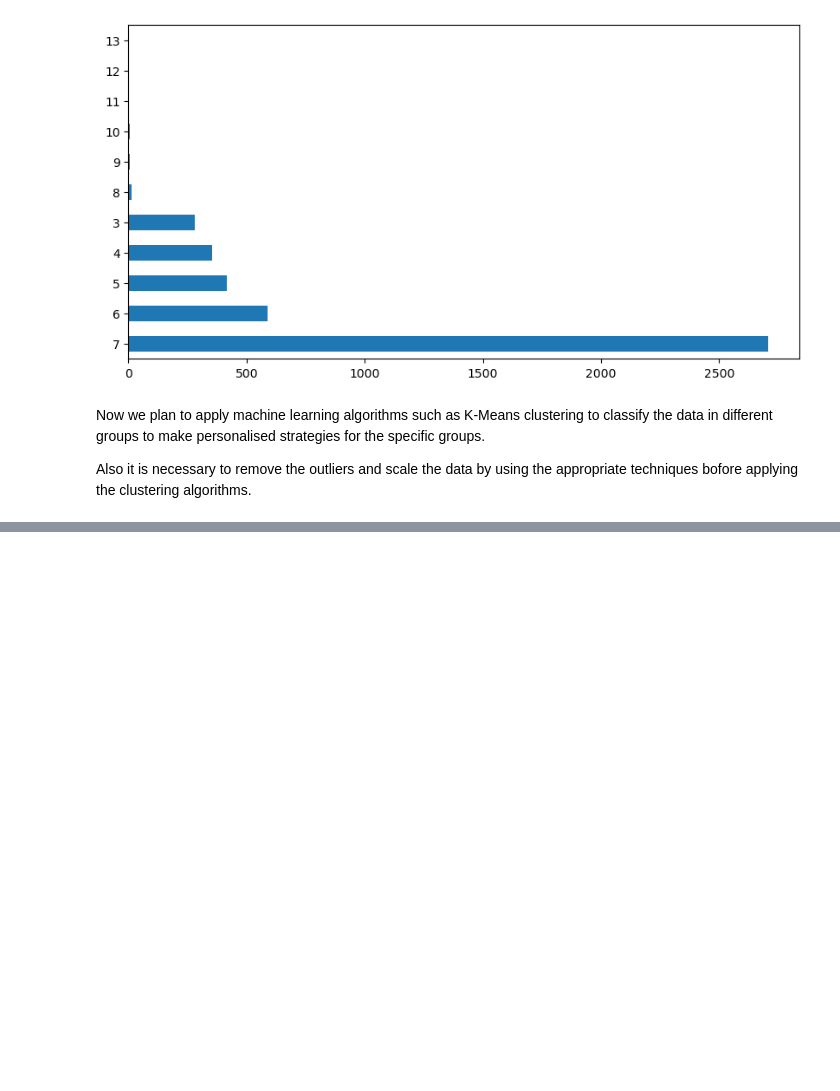
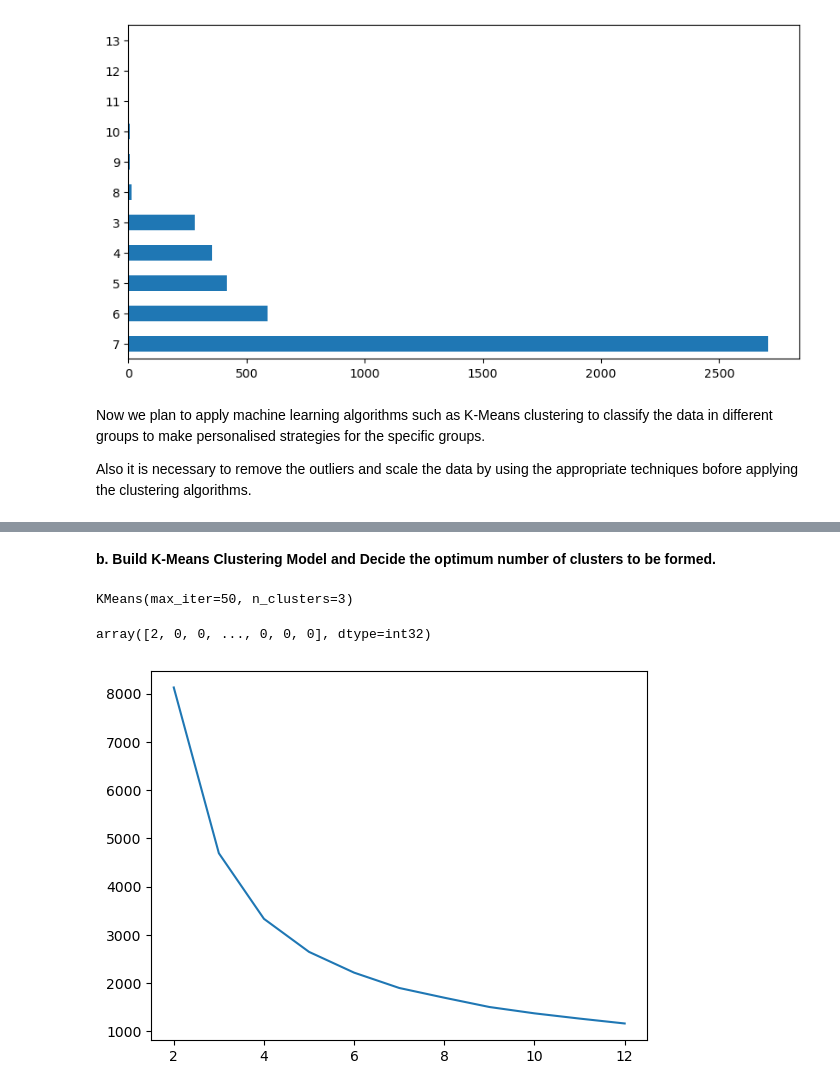
Before and after one commit to Albert-Sharma/Seminar_Project-2023-, a Jupyter notebook: Project Capston.ipynb, the cells around one changed output, grey strips where cells are left out. Saved outputs shown, nothing was run; the diff lists cells and outputs as text; code cells hidden in the pictures; blank space fills up the shorter version.

```diff
--- a/Project Capston.ipynb
+++ b/Project Capston.ipynb
@@ -454,0 +504,9 @@ Also it is necessary to remove the outliers and scale the data by using the appr
+# %%
+scaler = StandardScaler()
+
+df_rfm_scaled = scaler.fit_transform(df_rfm[['Recency', 'Frequency', 'Monetary']])
+df_rfm_scaled
+
+df_rfm_scaled = pd.DataFrame(df_rfm_scaled)
+df_rfm_scaled.columns = ['Recency', 'Frequency', 'Monetary']
+df_rfm_scaled.head()
@@ -454,0 +520,26 @@ Also it is necessary to remove the outliers and scale the data by using the appr
+# %% [markdown]
+   **b. Build K-Means Clustering Model and Decide the optimum number of clusters to be formed.**
+# %%
+# k-means with some arbitrary k
+kmeans = KMeans(n_clusters=3, max_iter=50)
+kmeans.fit(df_rfm_scaled)
+# %% [output]
+KMeans(max_iter=50, n_clusters=3)
+# %%
+kmeans.labels_
+# %% [output]
+array([2, 0, 0, ..., 0, 0, 0], dtype=int32)
+# %%
+# Finding the Optimal Number of Clusters with the help of Elbow Curve/ SSD
+ssd = []
+range_n_clusters = [2, 3, 4, 5, 6, 7, 8, 9, 10, 11, 12]
+for num_clusters in range_n_clusters:
+    kmeans = KMeans(n_clusters=num_clusters, max_iter=100)
+    kmeans.fit(df_rfm_scaled)
+
+    ssd.append(kmeans.inertia_)
+
+# plot the SSDs for each n_clusters
+plt.plot(range_n_clusters,ssd);
+# %% [output]
+[figure, added]
```
Also changed, not shown: parts of 19 cells of this notebook.
